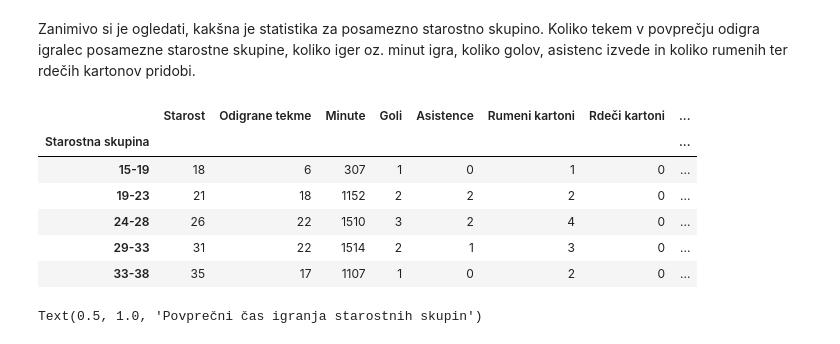
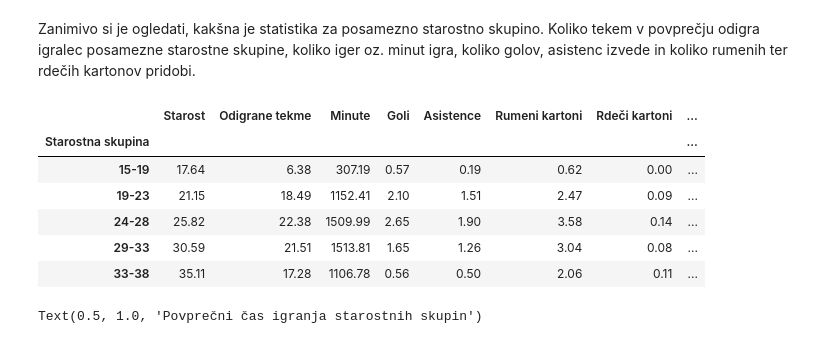
Before and after one commit to AjdaKmetic/Projektna_naloga_UVP, a Jupyter notebook: analiza.ipynb, the cells around one changed output. Drawn from its saved outputs; the diff is of its cells as text; code cells hidden in the pictures.

Commit message:
Popravljena tabela s starostnimi skupinami.

```diff
--- a/analiza.ipynb
+++ b/analiza.ipynb
@@ -232,25 +232,32 @@ Joe Worrall,
 Oleksandr Zinchenko
 # %% [markdown]
 Zanimivo si je ogledati, kakšna je statistika za posamezno starostno skupino. Koliko tekem v povprečju odigra igralec posamezne starostne skupine, koliko iger oz. minut igra, koliko golov, asistenc izvede in koliko rumenih ter rdečih kartonov pridobi.
-# %%
-starost = df['Starost']
-
-df['Starostna skupina'] = np.where(starost < 19, f'{najnizja_starost}-19',
-                          np.where(starost <= 23, '19-23',
-                          np.where(starost <= 28, '24-28',
-                          np.where(starost <= 33, '29-33', f'33-{najvisja_starost}'))))
-
-starostne_skupine = df.groupby('Starostna skupina')
-tabela_star_skupin = starostne_skupine.mean(numeric_only=True).round().astype(int)
-tabela_star_skupin[['Starost', 'Odigrane tekme','Minute', 'Goli', 'Asistence', 'Rumeni kartoni', 'Rdeči kartoni', 'Rumeni in rdeči kartoni']]
-# %% [output]
-|  | Starost | Odigrane tekme | Minute | Goli | Asistence | Rumeni kartoni | Rdeči kartoni | ... |
-| Starostna skupina |  |  |  |  |  |  |  | ... |
-| 15-19 | 18 | 6 | 307 | 1 | 0 | 1 | 0 | ... |
-| 19-23 | 21 | 18 | 1152 | 2 | 2 | 2 | 0 | ... |
-| 24-28 | 26 | 22 | 1510 | 3 | 2 | 4 | 0 | ... |
-| 29-33 | 31 | 22 | 1514 | 2 | 1 | 3 | 0 | ... |
-| 33-38 | 35 | 17 | 1107 | 1 | 0 | 2 | 0 | ... |
+# %%
+def po_skupinah(n):
+    if n < 19:
+        return f'{najnizja_starost}-19'
+    elif n <= 23:
+        return '19-23'
+    elif n <= 28:
+        return '24-28'
+    elif n <= 33:
+        return '29-33'
+    else:
+        return f'33-{najvisja_starost}'
+
+df['Starostna skupina'] = df['Starost'].apply(po_skupinah)
+
+starostne_skupine = df.groupby('Starostna skupina')
+tabela_star_skupin = round(starostne_skupine.mean(numeric_only=True), 2)
+tabela_star_skupin[['Starost', 'Odigrane tekme','Minute', 'Goli', 'Asistence', 'Rumeni kartoni', 'Rdeči kartoni', 'Rumeni in rdeči kartoni']]
+# %% [output]
+|  | Starost | Odigrane tekme | Minute | Goli | Asistence | Rumeni kartoni | Rdeči kartoni | ... |
+| Starostna skupina |  |  |  |  |  |  |  | ... |
+| 15-19 | 17.64 | 6.38 | 307.19 | 0.57 | 0.19 | 0.62 | 0.00 | ... |
+| 19-23 | 21.15 | 18.49 | 1152.41 | 2.10 | 1.51 | 2.47 | 0.09 | ... |
+| 24-28 | 25.82 | 22.38 | 1509.99 | 2.65 | 1.90 | 3.58 | 0.14 | ... |
+| 29-33 | 30.59 | 21.51 | 1513.81 | 1.65 | 1.26 | 3.04 | 0.08 | ... |
+| 33-38 | 35.11 | 17.28 | 1106.78 | 0.56 | 0.50 | 2.06 | 0.11 | ... |
 # %%
 sns.histplot(tabela_star_skupin, x='Starostna skupina', weights='Minute')
 plt.ylabel('Minute')
```
Also changed, not shown: parts of 1 cell of this notebook.
